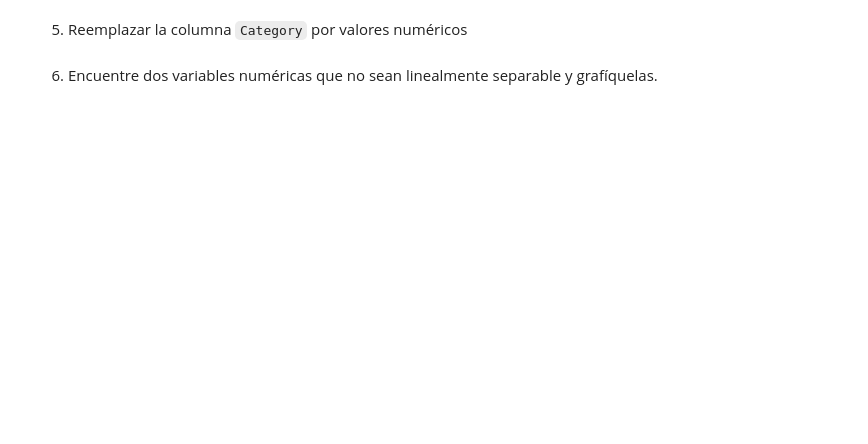
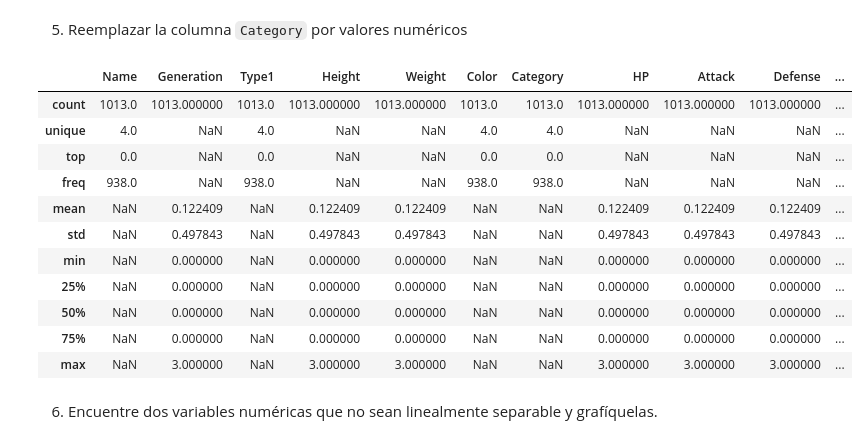
Before and after one commit to Brokolito/IMA539_2, a Jupyter notebook: semana6/Ayudantia_2_IMA539.ipynb, the cells around one changed output. Drawn from its saved outputs; the diff is of its cells as text; code cells hidden in the pictures; blank space fills up the shorter version.

```diff
--- a/semana6/Ayudantia_2_IMA539.ipynb
+++ b/semana6/Ayudantia_2_IMA539.ipynb
@@ -247,2 +266,23 @@ import matplotlib
+# %%
+# Solución
+df_numeric_categories=df_dropped_null.copy()
+df_numeric_categories.loc[df_numeric_categories["Category"]=="Ordinary"]=0
+df_numeric_categories.loc[df_numeric_categories["Category"]=="Semi-Legendary"]=1
+df_numeric_categories.loc[df_numeric_categories["Category"]=="Legendary"]=2
+df_numeric_categories.loc[df_numeric_categories["Category"]=="Mythical"]=3
+df_numeric_categories.describe(include="all")
+# %% [output]
+|  | Name | Generation | Type1 | Height | Weight | Color | Category | HP | Attack | Defense | ... |
+| count | 1013.0 | 1013.000000 | 1013.0 | 1013.000000 | 1013.000000 | 1013.0 | 1013.0 | 1013.000000 | 1013.000000 | 1013.000000 | ... |
+| unique | 4.0 | NaN | 4.0 | NaN | NaN | 4.0 | 4.0 | NaN | NaN | NaN | ... |
+| top | 0.0 | NaN | 0.0 | NaN | NaN | 0.0 | 0.0 | NaN | NaN | NaN | ... |
+| freq | 938.0 | NaN | 938.0 | NaN | NaN | 938.0 | 938.0 | NaN | NaN | NaN | ... |
+| mean | NaN | 0.122409 | NaN | 0.122409 | 0.122409 | NaN | NaN | 0.122409 | 0.122409 | 0.122409 | ... |
+| std | NaN | 0.497843 | NaN | 0.497843 | 0.497843 | NaN | NaN | 0.497843 | 0.497843 | 0.497843 | ... |
+| min | NaN | 0.000000 | NaN | 0.000000 | 0.000000 | NaN | NaN | 0.000000 | 0.000000 | 0.000000 | ... |
+| 25% | NaN | 0.000000 | NaN | 0.000000 | 0.000000 | NaN | NaN | 0.000000 | 0.000000 | 0.000000 | ... |
+| 50% | NaN | 0.000000 | NaN | 0.000000 | 0.000000 | NaN | NaN | 0.000000 | 0.000000 | 0.000000 | ... |
+| 75% | NaN | 0.000000 | NaN | 0.000000 | 0.000000 | NaN | NaN | 0.000000 | 0.000000 | 0.000000 | ... |
+| max | NaN | 3.000000 | NaN | 3.000000 | 3.000000 | NaN | NaN | 3.000000 | 3.000000 | 3.000000 | ... |
 # %% [markdown]
 6. Encuentre dos variables numéricas que no sean linealmente separable y grafíquelas.
```
Also changed, not shown: parts of 6 cells of this notebook.
